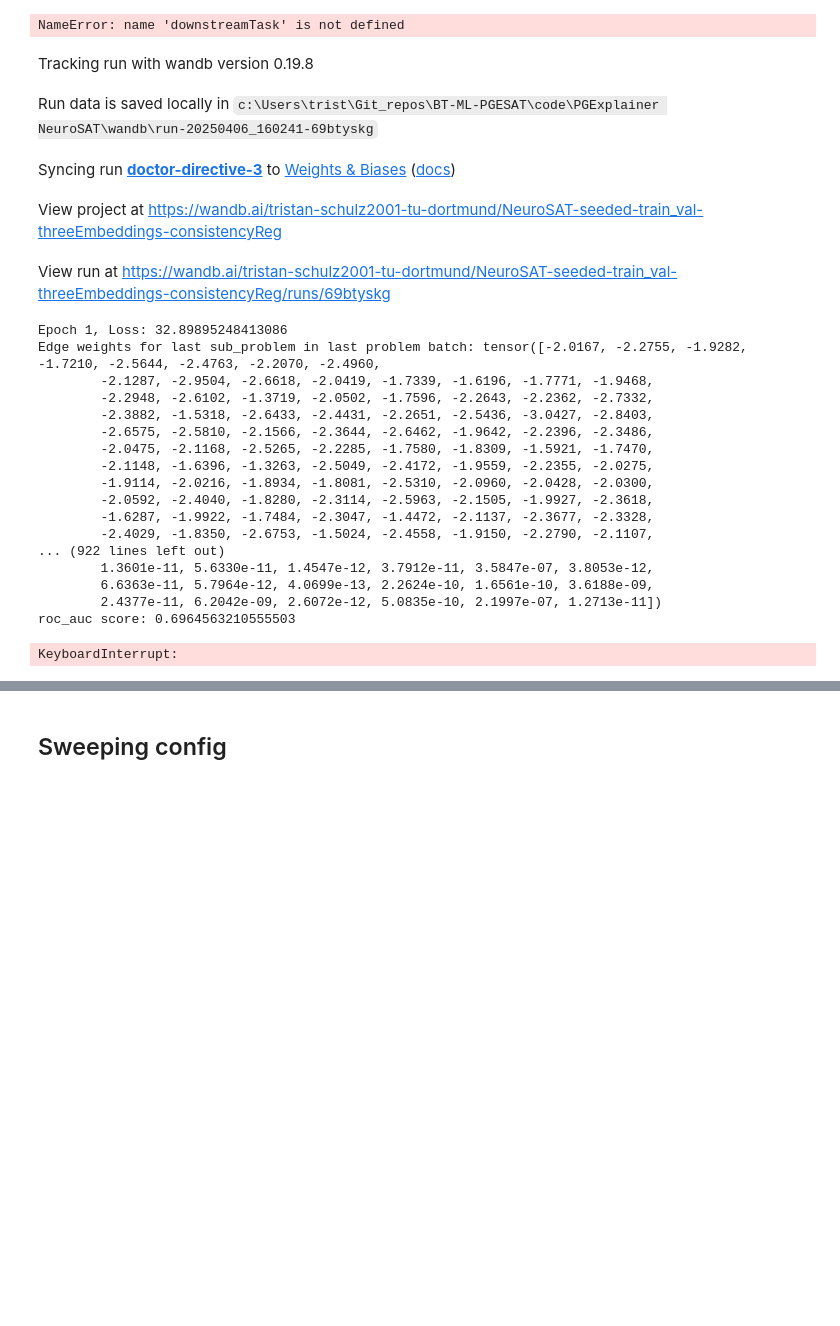
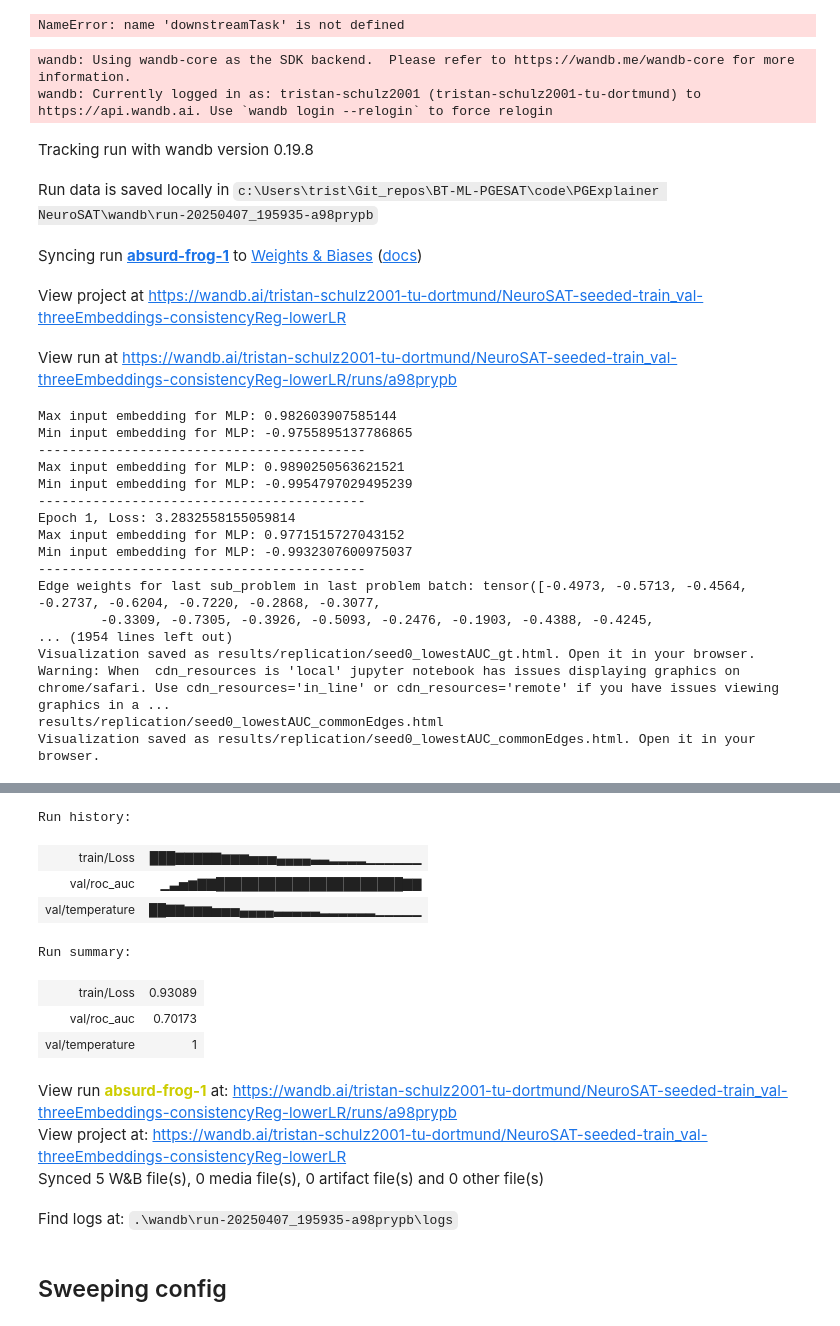
Before and after one commit to TrstnSch/BT-ML-PGESAT, a Jupyter notebook: code/PGExplainer NeuroSAT/try NeuroSAT.ipynb, the cells around one changed output, grey strips where cells are left out. Cells and saved outputs as stored; diff of their text form; code cells hidden in the pictures; blank space fills up the shorter version.

Commit message:
small changes, lower lr NeuroSAT

```diff
--- a/code/PGExplainer NeuroSAT/try NeuroSAT.ipynb
+++ b/code/PGExplainer NeuroSAT/try NeuroSAT.ipynb
@@ -294,6 +329,7 @@ def trainExplainer (datasetName, opts, save_model=False, wandb_project="Explaine
     coefficient_size_reg = params['coefficient_size_reg']
     coefficient_entropy_reg = params['coefficient_entropy_reg']
     coefficient_L2_reg = params['coefficient_L2_reg']
+    coefficient_consistency = params['coefficient_consistency']
     num_explanation_edges = params['num_explanation_edges']
     lr_mlp = params['lr_mlp']
 
@@ -451,7 +487,7 @@ def trainExplainer (datasetName, opts, save_model=False, wandb_project="Explaine
                         # batch_edges cannot simply be divided since sub_problems have different number of edges/clauses
                         # IMPORTANT: batch_size and n variables dependant on data!!
                         batch_mask = utils.get_batch_mask(torch.tensor(current_problem.batch_edges), sub_problem_idx, opts['min_n'], current_problem.n_variables)
-                        currLoss = mlp.loss(pOriginal[sub_problem_idx], pSample[sub_problem_idx], edge_ij[batch_mask], current_problem.batch_edges[batch_mask], coefficient_size_reg, coefficient_entropy_reg, coefficientConsistency=1.0)
+                        currLoss = mlp.loss(pOriginal[sub_problem_idx], pSample[sub_problem_idx], edge_ij[batch_mask], current_problem.batch_edges[batch_mask], coefficient_size_reg, coefficient_entropy_reg, coefficient_consistency)
                         sampleLoss.add_(currLoss)
 
 
@@ -484,6 +520,8 @@ def trainExplainer (datasetName, opts, save_model=False, wandb_project="Explaine
         preds = []
         highest_auc = 0
         lowest_auc = 1
+
+        # FIXME: THE EMBEDDINGS CALCULATED IN THIS FORWARD PATH ARE QUITE SMALL, BUT FIXED (GOOD)
 
         # Calculate weights and prediction for all sub_problems in eval_problem
         w_ij_eval = mlp.forward(downstreamTask, eval_problem, nodeToPred=node_to_predict)
@@ -597,28 +635,29 @@ def trainExplainer (datasetName, opts, save_model=False, wandb_project="Explaine
     return mlp, downstreamTask
 # %%
 for i in range(1):
-    mlp, downstreamTask = trainExplainer(datasetName,opts, wandb_project="NeuroSAT-seeded-train_val-threeEmbeddings-consistencyReg", runSeed=i)
+    mlp, downstreamTask = trainExplainer(datasetName,opts, wandb_project="NeuroSAT-seeded-train_val-threeEmbeddings-consistencyReg-lowerLR", runSeed=i)
 # %% [output]
+wandb: Using wandb-core as the SDK backend.  Please refer to https://wandb.me/wandb-core for more information.
+wandb: Currently logged in as: tristan-schulz2001 (tristan-schulz2001-tu-dortmund) to https://api.wandb.ai. Use `wandb login --relogin` to force relogin
 Tracking run with wandb version 0.19.8
-Run data is saved locally in c:\Users\trist\Git_repos\BT-ML-PGESAT\code\PGExplainer NeuroSAT\wandb\run-20250406_160241-69btyskg
+Run data is saved locally in c:\Users\trist\Git_repos\BT-ML-PGESAT\code\PGExplainer NeuroSAT\wandb\run-20250407_195935-a98prypb
-Syncing run doctor-directive-3 to Weights & Biases (docs)
+Syncing run absurd-frog-1 to Weights & Biases (docs)
-View project at https://wandb.ai/tristan-schulz2001-tu-dortmund/NeuroSAT-seeded-train_val-threeEmbeddings-consistencyReg
+View project at https://wandb.ai/tristan-schulz2001-tu-dortmund/NeuroSAT-seeded-train_val-threeEmbeddings-consistencyReg-lowerLR
-View run at https://wandb.ai/tristan-schulz2001-tu-dortmund/NeuroSAT-seeded-train_val-threeEmbeddings-consistencyReg/runs/69btyskg
+View run at https://wandb.ai/tristan-schulz2001-tu-dortmund/NeuroSAT-seeded-train_val-threeEmbeddings-consistencyReg-lowerLR/runs/a98prypb
-Epoch 1, Loss: 32.89895248413086
-Edge weights for last sub_problem in last problem batch: tensor([-2.0167, -2.2755, -1.9282, -1.7210, -2.5644, -2.4763, -2.2070, -2.4960,
-        -2.1287, -2.9504, -2.6618, -2.0419, -1.7339, -1.6196, -1.7771, -1.9468,
-        -2.2948, -2.6102, -1.3719, -2.0502, -1.7596, -2.2643, -2.2362, -2.7332,
-        -2.3882, -1.5318, -2.6433, -2.4431, -2.2651, -2.5436, -3.0427, -2.8403,
-        -2.6575, -2.5810, -2.1566, -2.3644, -2.6462, -1.9642, -2.2396, -2.3486,
-        -2.0475, -2.1168, -2.5265, -2.2285, -1.7580, -1.8309, -1.5921, -1.7470,
-        -2.1148, -1.6396, -1.3263, -2.5049, -2.4172, -1.9559, -2.2355, -2.0275,
-        -1.9114, -2.0216, -1.8934, -1.8081, -2.5310, -2.0960, -2.0428, -2.0300,
-        -2.0592, -2.4040, -1.8280, -2.3114, -2.5963, -2.1505, -1.9927, -2.3618,
-        -1.6287, -1.9922, -1.7484, -2.3047, -1.4472, -2.1137, -2.3677, -2.3328,
-        -2.4029, -1.8350, -2.6753, -1.5024, -2.4558, -1.9150, -2.2790, -2.1107,
-... (922 lines left out)
-        1.3601e-11, 5.6330e-11, 1.4547e-12, 3.7912e-11, 3.5847e-07, 3.8053e-12,
-        6.6363e-11, 5.7964e-12, 4.0699e-13, 2.2624e-10, 1.6561e-10, 3.6188e-09,
-        2.4377e-11, 6.2042e-09, 2.6072e-12, 5.0835e-10, 2.1997e-07, 1.2713e-11])
-roc_auc score: 0.6964563210555503
-KeyboardInterrupt:
+Max input embedding for MLP: 0.982603907585144
+Min input embedding for MLP: -0.9755895137786865
+------------------------------------------
+Max input embedding for MLP: 0.9890250563621521
+Min input embedding for MLP: -0.9954797029495239
+------------------------------------------
+Epoch 1, Loss: 3.2832558155059814
+Max input embedding for MLP: 0.9771515727043152
+Min input embedding for MLP: -0.9932307600975037
+------------------------------------------
+Edge weights for last sub_problem in last problem batch: tensor([-0.4973, -0.5713, -0.4564, -0.2737, -0.6204, -0.7220, -0.2868, -0.3077,
+        -0.3309, -0.7305, -0.3926, -0.5093, -0.2476, -0.1903, -0.4388, -0.4245,
+... (1954 lines left out)
+Visualization saved as results/replication/seed0_lowestAUC_gt.html. Open it in your browser.
+Warning: When  cdn_resources is 'local' jupyter notebook has issues displaying graphics on chrome/safari. Use cdn_resources='in_line' or cdn_resources='remote' if you have issues viewing graphics in a ...
+results/replication/seed0_lowestAUC_commonEdges.html
+Visualization saved as results/replication/seed0_lowestAUC_commonEdges.html. Open it in your browser.
@@ -625,3 +665,15 @@ KeyboardInterrupt:
+Run history:
+| train/Loss | ███▇▇▇▇▇▆▆▆▅▅▅▄▄▄▄▃▃▂▂▂▂▁▁▁▁▁▁ |
+| val/roc_auc | ▁▃▅▆▇▇██████████████████████▇▇ |
+| val/temperature | ██▇▇▆▆▆▅▅▅▄▄▄▄▃▃▃▃▃▂▂▂▂▂▂▁▁▁▁▁ |
+Run summary:
+| train/Loss | 0.93089 |
+| val/roc_auc | 0.70173 |
+| val/temperature | 1 |
+View run absurd-frog-1 at: https://wandb.ai/tristan-schulz2001-tu-dortmund/NeuroSAT-seeded-train_val-threeEmbeddings-consistencyReg-lowerLR/runs/a98prypb
+View project at: https://wandb.ai/tristan-schulz2001-tu-dortmund/NeuroSAT-seeded-train_val-threeEmbeddings-consistencyReg-lowerLR
+Synced 5 W&B file(s), 0 media file(s), 0 artifact file(s) and 0 other file(s)
+Find logs at: .\wandb\run-20250407_195935-a98prypb\logs
 # %% [markdown]
 ## Sweeping config
 # %%
```
Also changed, not shown: parts of 2 cells of this notebook, 18 other files.
